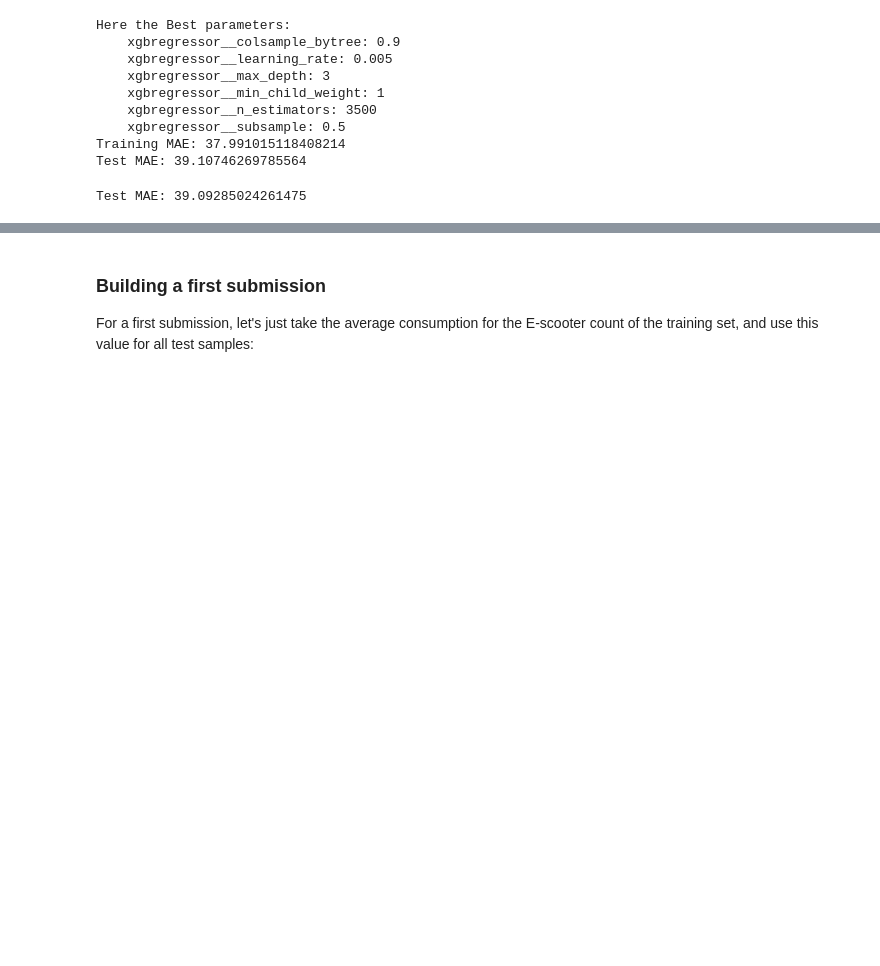
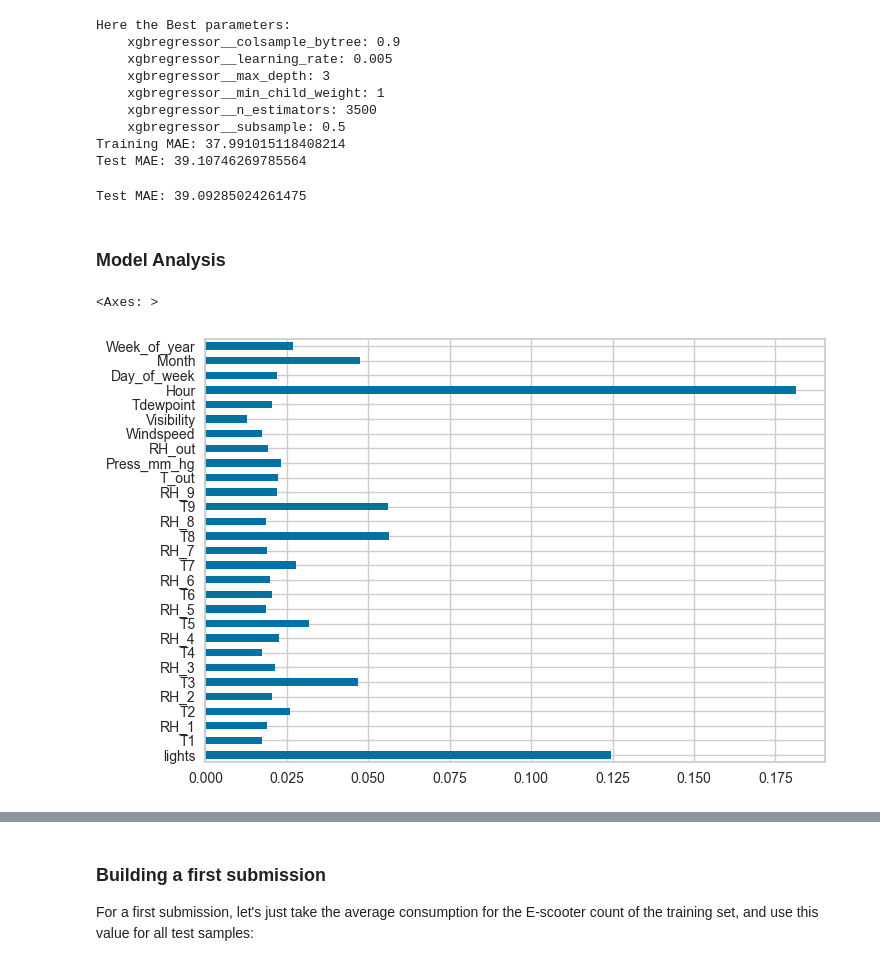
Before and after one commit to erdoganabaci/ml-predicting-energy-consumption, a Jupyter notebook: erdogan_abaci_ML_Predicting_Energy_consumption.ipynb, the cells around one changed output, grey strips where cells are left out. Drawn from its saved outputs; the diff is of its cells as text; code cells hidden in the pictures; blank space fills up the shorter version.

```diff
--- a/erdogan_abaci_ML_Predicting_Energy_consumption.ipynb
+++ b/erdogan_abaci_ML_Predicting_Energy_consumption.ipynb
@@ -1170,3 +1170,11 @@ mae = mean_absolute_error(pt.inverse_transform(y_test.to_numpy().reshape(-1, 1))
 print('Test MAE:', mae)
 # %% [output]
 Test MAE: 39.09285024261475
+# %% [markdown]
+### Model Analysis
+# %%
+feature_importances = pd.Series(gs_optimal_tree[2].feature_importances_, index=gs_optimal_tree[1].feature_names_in_)
+feature_importances.plot.barh()
+# %% [output]
+<Axes: >
+[figure, added]
```
Also changed, not shown: parts of 2 cells of this notebook.
